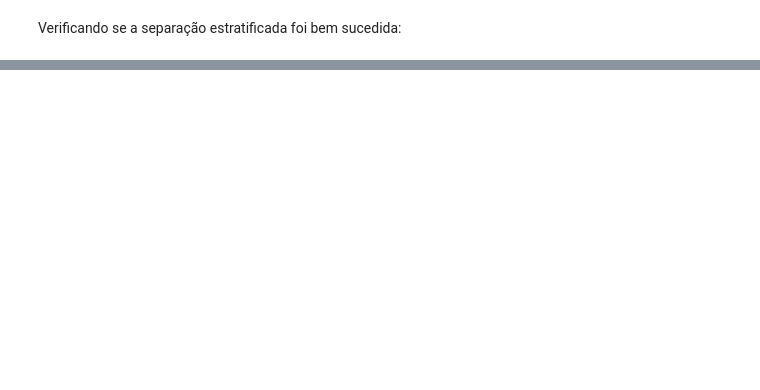
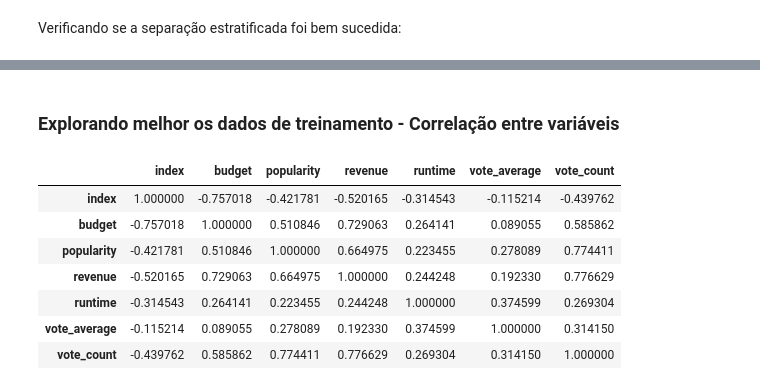
Before and after one commit to pedromtelho/MoviesRevenuePrediction, a Jupyter notebook: MachineLearningProject.ipynb, the cells around one changed output, grey strips where cells are left out. Cells and saved outputs as stored; diff of their text form; code cells hidden in the pictures; blank space fills up the shorter version.

```diff
--- a/MachineLearningProject.ipynb
+++ b/MachineLearningProject.ipynb
@@ -212,0 +286,16 @@ strat_test_set.drop(['vote_count_cat'], axis=1, inplace=True)
+# %% [markdown]
+### Explorando melhor os dados de treinamento - Correlação entre variáveis
+# %%
+movies_train = strat_train_set.copy()
+# %%
+correlation_matrix = movies_train.corr()
+correlation_matrix
+# %% [output]
+|  | index | budget | popularity | revenue | runtime | vote_average | vote_count |
+| index | 1.000000 | -0.757018 | -0.421781 | -0.520165 | -0.314543 | -0.115214 | -0.439762 |
+| budget | -0.757018 | 1.000000 | 0.510846 | 0.729063 | 0.264141 | 0.089055 | 0.585862 |
+| popularity | -0.421781 | 0.510846 | 1.000000 | 0.664975 | 0.223455 | 0.278089 | 0.774411 |
+| revenue | -0.520165 | 0.729063 | 0.664975 | 1.000000 | 0.244248 | 0.192330 | 0.776629 |
+| runtime | -0.314543 | 0.264141 | 0.223455 | 0.244248 | 1.000000 | 0.374599 | 0.269304 |
+| vote_average | -0.115214 | 0.089055 | 0.278089 | 0.192330 | 0.374599 | 1.000000 | 0.314150 |
+| vote_count | -0.439762 | 0.585862 | 0.774411 | 0.776629 | 0.269304 | 0.314150 | 1.000000 |
```
Also changed, not shown: parts of 25 cells of this notebook.
